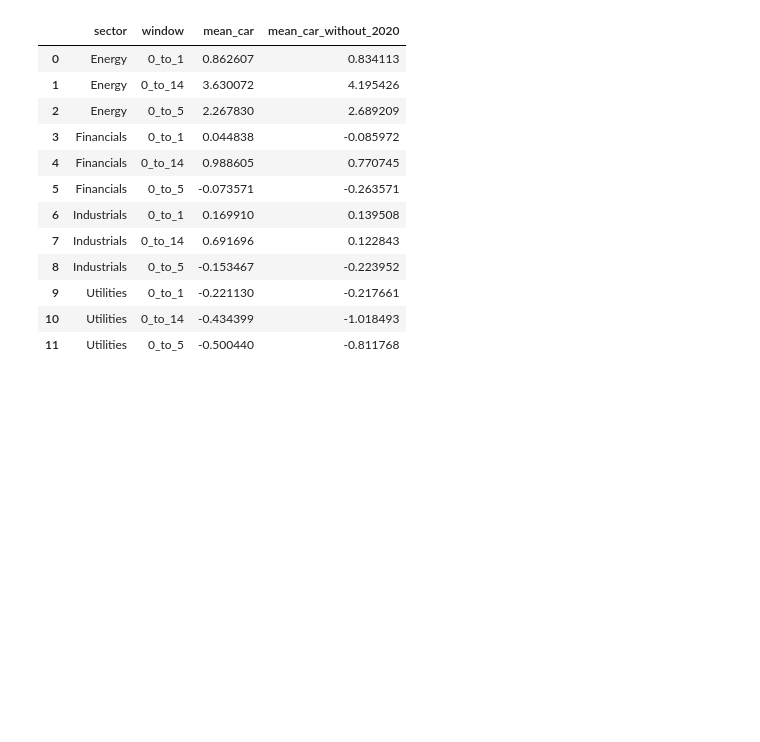
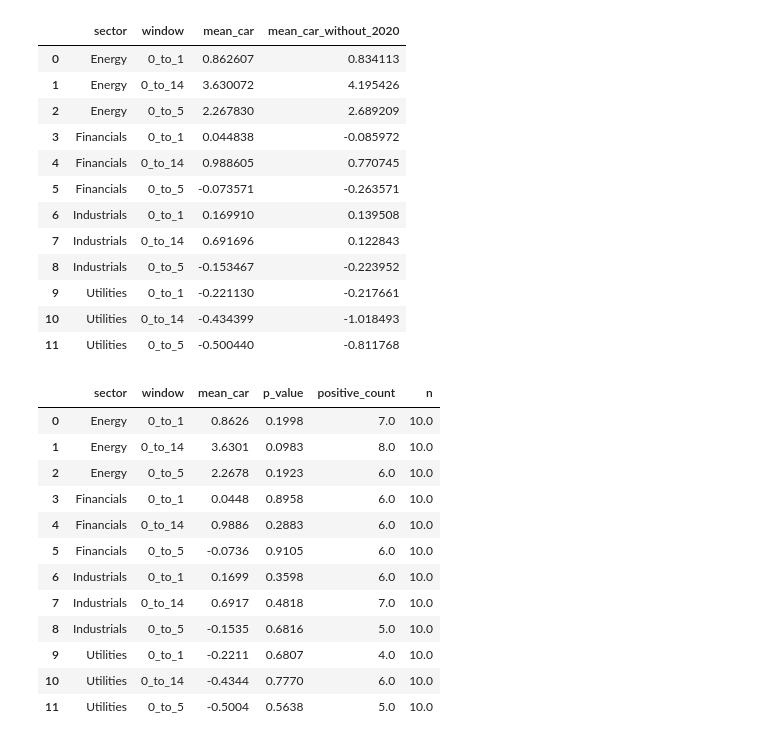
Before and after one commit to JoeNeglia/Natural_Disaster_Stock_Market, a Jupyter notebook: code/data_analysis/top_n_events_abnormal_returns.ipynb, the cells around one changed output. Saved outputs shown, nothing was run; the diff lists cells and outputs as text; code cells hidden in the pictures; blank space fills up the shorter version.

```diff
--- a/code/data_analysis/top_n_events_abnormal_returns.ipynb
+++ b/code/data_analysis/top_n_events_abnormal_returns.ipynb
@@ -543,3 +543,57 @@ display(comparison)
 | 9 | Utilities | 0_to_1 | -0.221130 | -0.217661 |
 | 10 | Utilities | 0_to_14 | -0.434399 | -1.018493 |
 | 11 | Utilities | 0_to_5 | -0.500440 | -0.811768 |
+# %%
+from scipy import stats
+
+def car_statistics(group):
+
+    values = group["CAR"].dropna()
+
+    if len(values) < 2:
+        return pd.Series({
+            "mean_car": values.mean(),
+            "p_value": np.nan,
+            "positive_count": (values > 0).sum(),
+            "n": len(values)
+        })
+
+    t_stat, p_value = stats.ttest_1samp(
+        values,
+        popmean=0
+    )
+
+    return pd.Series({
+        "mean_car": values.mean(),
+        "p_value": p_value,
+        "positive_count": (values > 0).sum(),
+        "n": len(values)
+    })
+
+
+significance = (
+    car_df
+    .groupby(["sector", "window"])
+    .apply(car_statistics, include_groups=False)
+    .reset_index()
+)
+
+significance["sector"] = (
+    significance["sector"].replace(sector_names)
+)
+
+display(significance.round(4))
+# %% [output]
+|  | sector | window | mean_car | p_value | positive_count | n |
+| 0 | Energy | 0_to_1 | 0.8626 | 0.1998 | 7.0 | 10.0 |
+| 1 | Energy | 0_to_14 | 3.6301 | 0.0983 | 8.0 | 10.0 |
+| 2 | Energy | 0_to_5 | 2.2678 | 0.1923 | 6.0 | 10.0 |
+| 3 | Financials | 0_to_1 | 0.0448 | 0.8958 | 6.0 | 10.0 |
+| 4 | Financials | 0_to_14 | 0.9886 | 0.2883 | 6.0 | 10.0 |
+| 5 | Financials | 0_to_5 | -0.0736 | 0.9105 | 6.0 | 10.0 |
+| 6 | Industrials | 0_to_1 | 0.1699 | 0.3598 | 6.0 | 10.0 |
+| 7 | Industrials | 0_to_14 | 0.6917 | 0.4818 | 7.0 | 10.0 |
+| 8 | Industrials | 0_to_5 | -0.1535 | 0.6816 | 5.0 | 10.0 |
+| 9 | Utilities | 0_to_1 | -0.2211 | 0.6807 | 4.0 | 10.0 |
+| 10 | Utilities | 0_to_14 | -0.4344 | 0.7770 | 6.0 | 10.0 |
+| 11 | Utilities | 0_to_5 | -0.5004 | 0.5638 | 5.0 | 10.0 |
```
Also changed, not shown: 3 other files.
